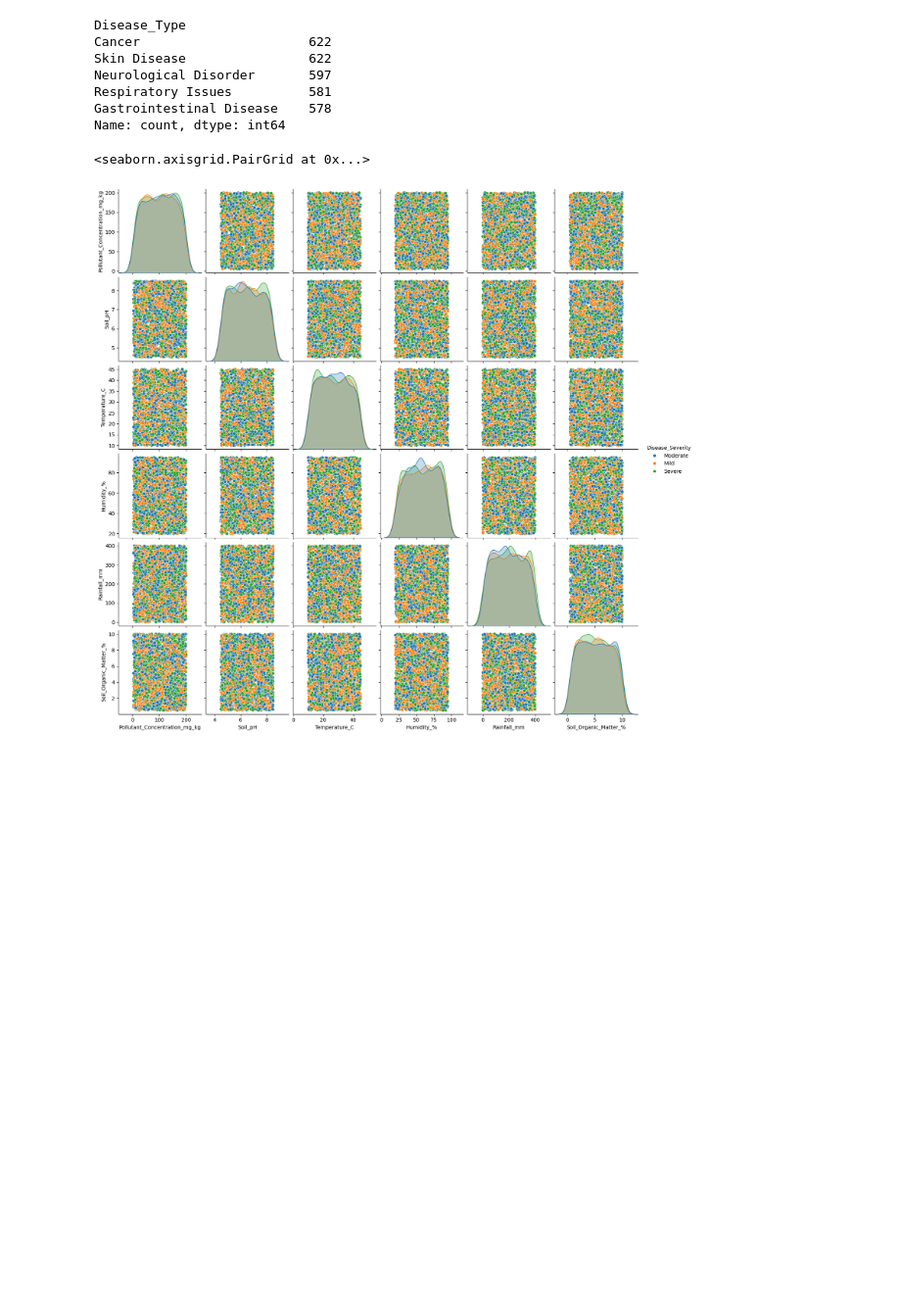
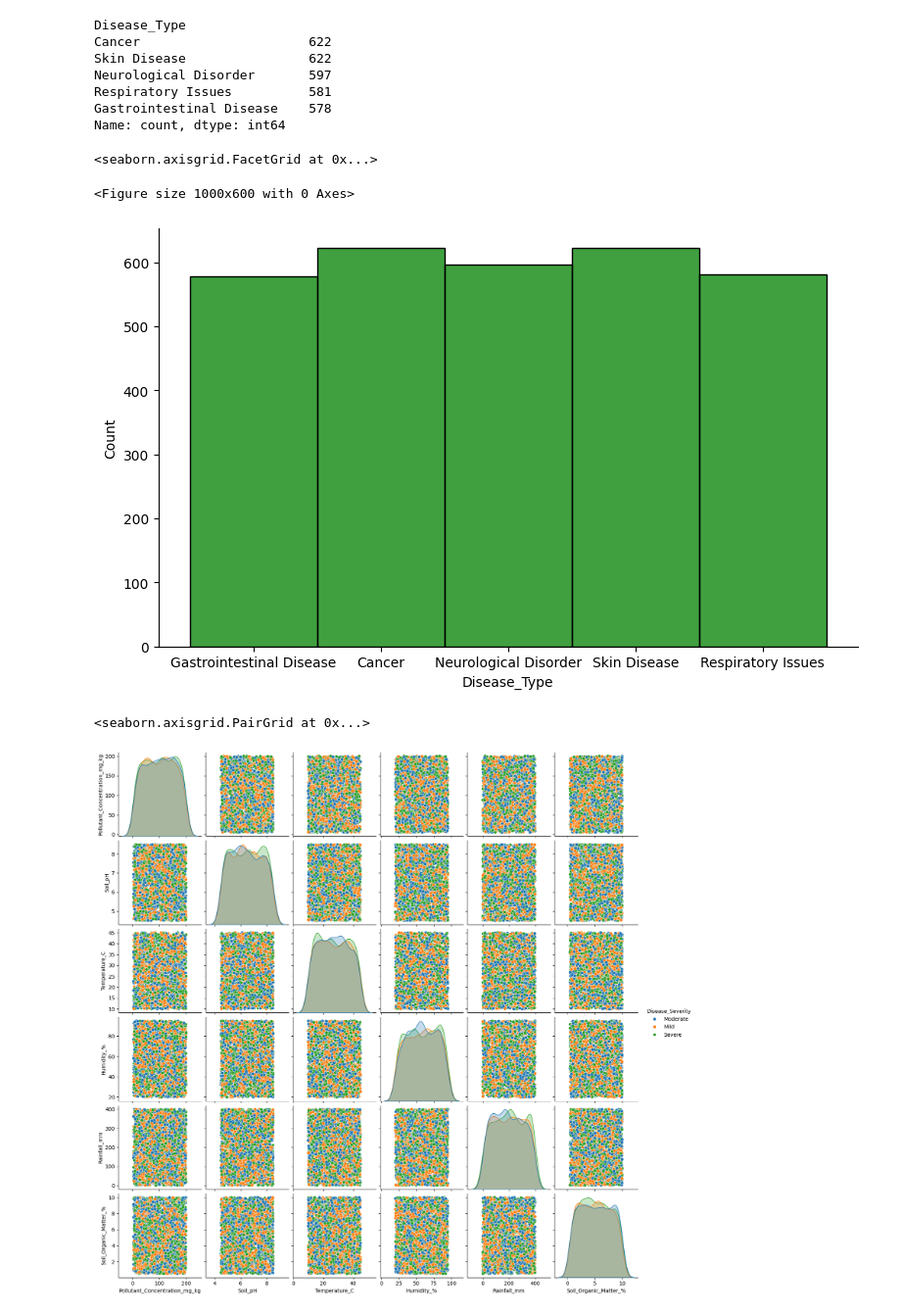
Before and after one commit to AGC79/proyecto_machine_learning_agc, a Jupyter notebook: presentacion_proyecto_ml.ipynb, the cells around one changed output. Shown at 98% size. Drawn from its saved outputs; the diff is of its cells as text; code cells hidden in the pictures; blank space fills up the shorter version.

```diff
--- a/presentacion_proyecto_ml.ipynb
+++ b/presentacion_proyecto_ml.ipynb
@@ -119,6 +124,13 @@ Neurological Disorder       597
 Respiratory Issues          581
 Gastrointestinal Disease    578
 Name: count, dtype: int64
+# %%
+plt.figure(figsize=(10, 6))
+sns.displot(df["Disease_Type"], color="g", height=5, aspect=1.6)
+# %% [output]
+<seaborn.axisgrid.FacetGrid at 0x...>
+<Figure size 1000x600 with 0 Axes>
+[figure, added]
 # %%
 sns.pairplot(df, hue="Disease_Severity")
 # %% [output]
```
Also changed, not shown: parts of 1 cell of this notebook.
